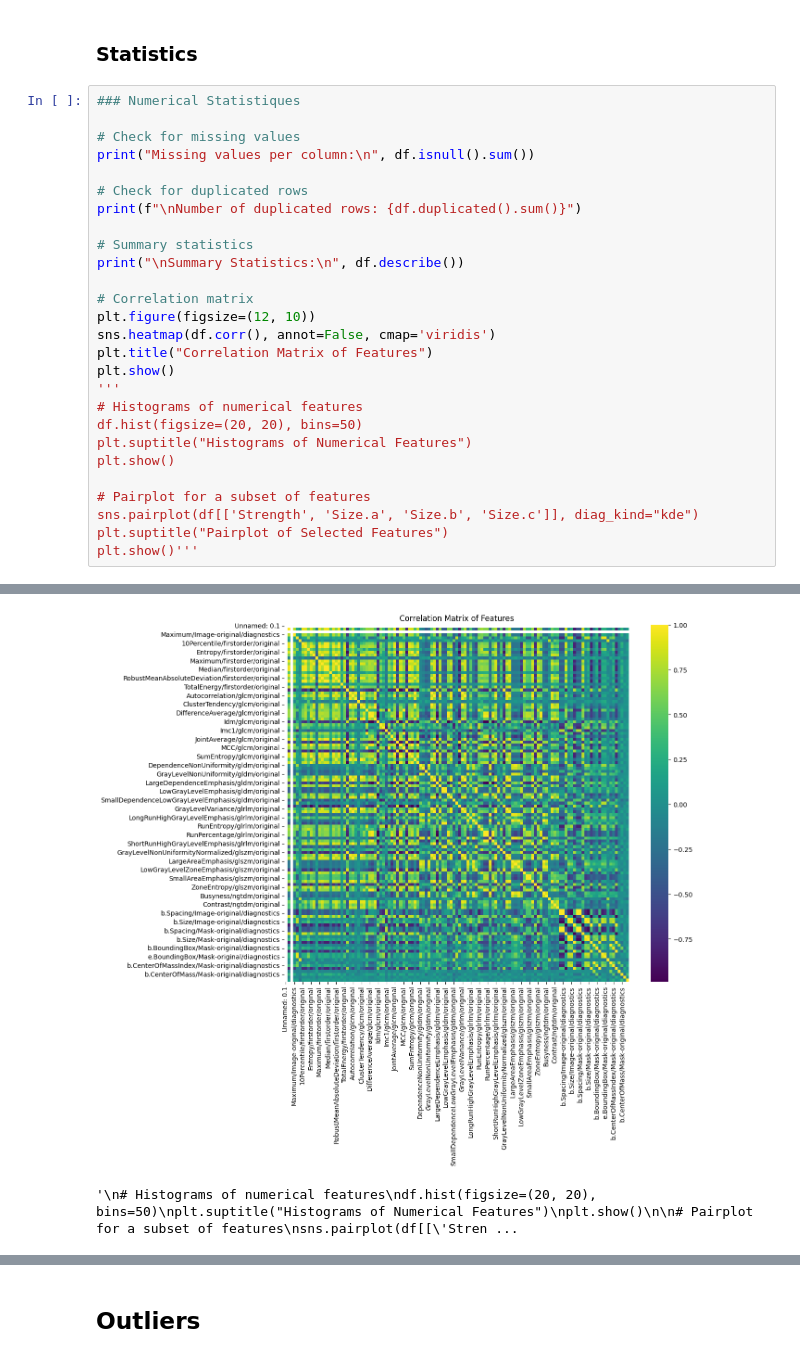
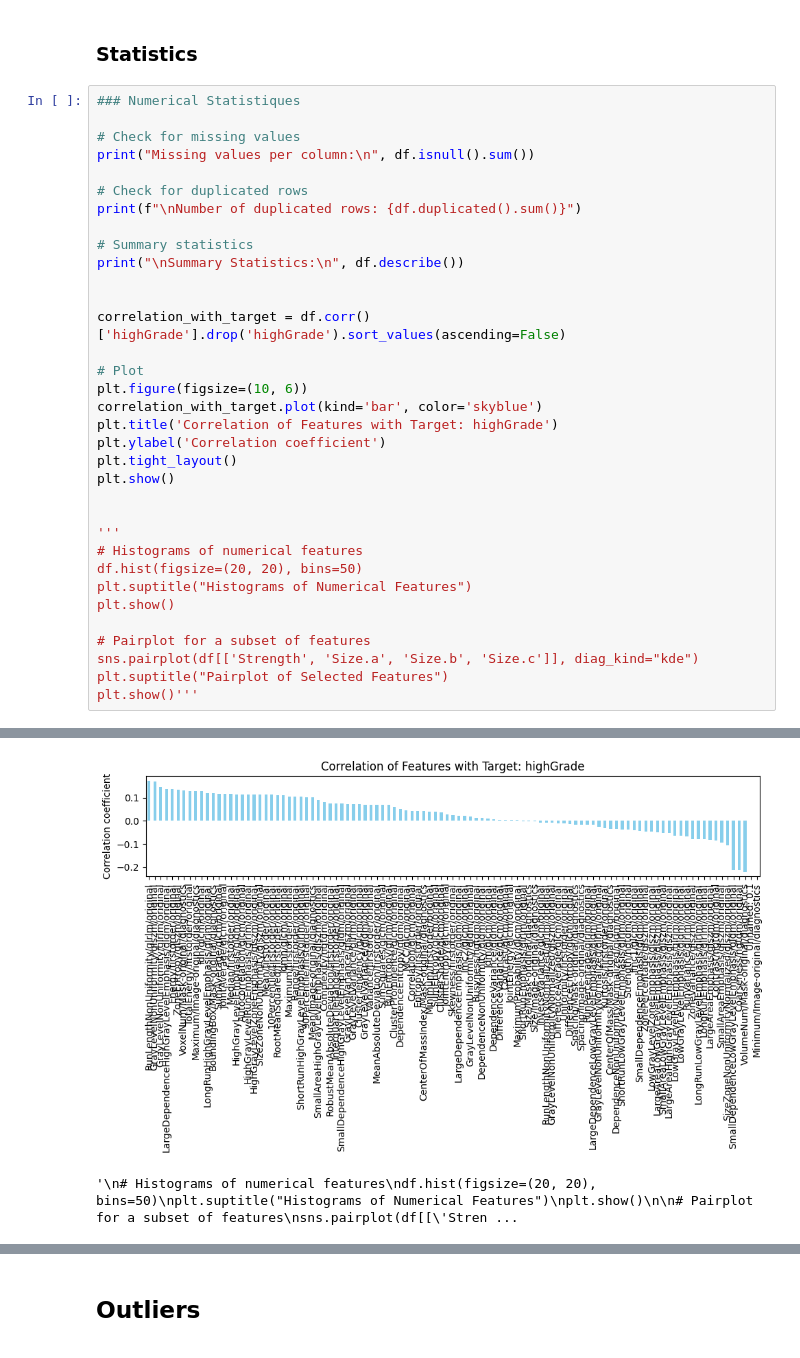
Before and after one commit to AI4Radiology/radiomic_brain_tumor_classification, a Jupyter notebook: eda.ipynb, the cells around one changed output, grey strips where cells are left out. Saved outputs shown, nothing was run; the diff lists cells and outputs as text.

```diff
--- a/eda.ipynb
+++ b/eda.ipynb
@@ -93,11 +93,18 @@ print(f"\nNumber of duplicated rows: {df.duplicated().sum()}")
 # Summary statistics
 print("\nSummary Statistics:\n", df.describe())
 
-# Correlation matrix
-plt.figure(figsize=(12, 10))
-sns.heatmap(df.corr(), annot=False, cmap='viridis')
-plt.title("Correlation Matrix of Features")
+
+correlation_with_target = df.corr()['highGrade'].drop('highGrade').sort_values(ascending=False)
+
+# Plot
+plt.figure(figsize=(10, 6))
+correlation_with_target.plot(kind='bar', color='skyblue')
+plt.title('Correlation of Features with Target: highGrade')
+plt.ylabel('Correlation coefficient')
+plt.tight_layout()
 plt.show()
+
+
 '''
 # Histograms of numerical features
 df.hist(figsize=(20, 20), bins=50)
@@ -129,2 +136,2 @@ max                                   90.884817
-[figure, old version]
+[figure, new version]
 '\n# Histograms of numerical features\ndf.hist(figsize=(20, 20), bins=50)\nplt.suptitle("Histograms of Numerical Features")\nplt.show()\n\n# Pairplot for a subset of features\nsns.pairplot(df[[\'Stren ...
```
Also changed, not shown: parts of 12 cells of this notebook, 2 other files.
